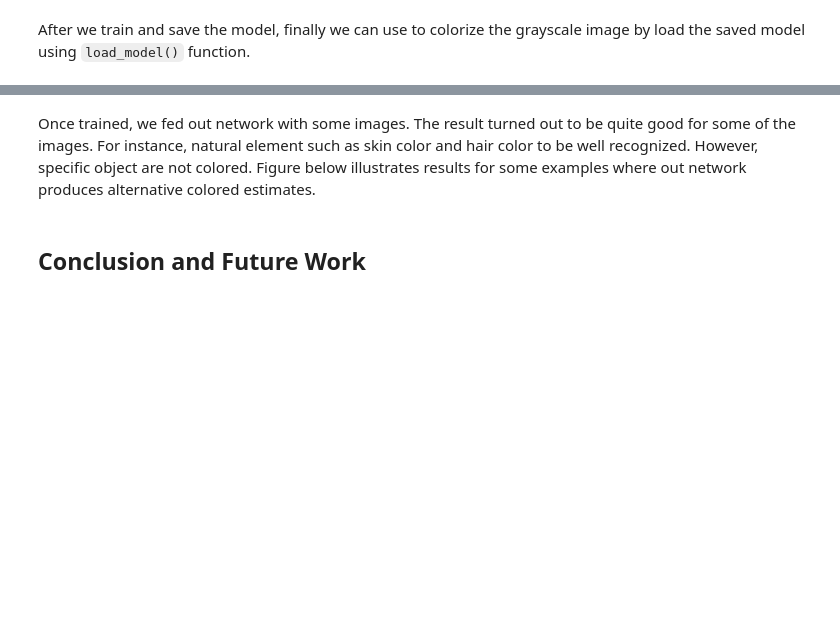
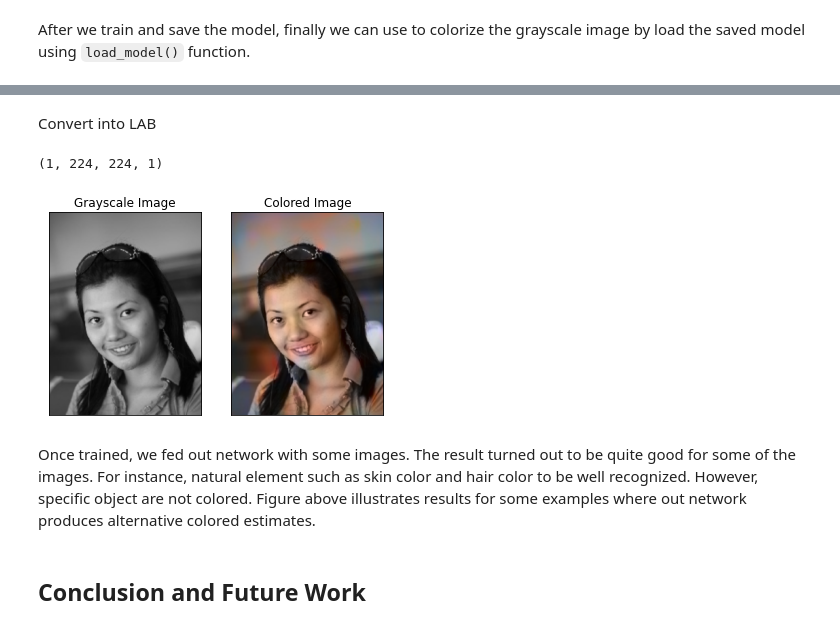
Before and after one commit to dwiknrd/colorization, a Jupyter notebook: image-colorization.ipynb, the cells around one changed output, grey strips where cells are left out. Cells and saved outputs as stored; diff of their text form; code cells hidden in the pictures; blank space fills up the shorter version.

```diff
--- a/image-colorization.ipynb
+++ b/image-colorization.ipynb
@@ -262,5 +289,50 @@ WARNING:root:Lossy conversion from float64 to uint8. Range [0, 1]. Convert image
+# %% [markdown]
+Convert into LAB
+# %%
+#Convert to LAB
+test_img = []
+for img in test[0]:
+  try:
+    lab = rgb2lab(img)
+    test_img.append(lab[:,:,0])
+  except:
+    print('error')
+test_img = np.array(test_img)
+
+test_img = test_img.reshape(test_img.shape+(1,)) #dimensions to be the same for test_img
+print(test_img.shape)
+# %% [output]
+(1, 224, 224, 1)
+# %%
+grayscale = np.zeros((224, 224, 3))
+grayscale[:,:,0] = test_img[0][:,:,0]
+grayscale = resize(grayscale, (800,600))
+gray_img = lab2rgb(grayscale)
+#imsave("/content/drive/MyDrive/algoritma/project1-colorization/grayscale_img/gray_result1.jpg", rgb2lab(grayscale))
+# %%
+output1 = models.predict(test_img)
+output1 = output1*128
+# %%
+result = np.zeros((224, 224, 3))
+result[:,:,0] = test_img[0][:,:,0]
+result[:,:,1:] = output1[0]
+result = resize(result, (800,600))
+color_img = lab2rgb(result)
+#imsave("/content/drive/MyDrive/algoritma/project1-colorization/result_img/result1.jpg", lab2rgb(result))
+# %%
+titles = ['Grayscale Image', 'Colored Image']
+images = [gray_img, color_img]
+for i in range(2):
+  plt.subplot(1, 2, i+1)
+  plt.imshow(images[i])
+  plt.title(titles[i])
+  plt.xticks([])
+  plt.yticks([])
+plt.show()
+# %% [output]
+[figure, added]
 # %% [markdown]
-Once trained, we fed out network with some images. The result turned out to be quite good for some of the images. For instance, natural element such as skin color and hair color to be well recognized. However, specific object are not colored. Figure below illustrates results for some examples where out network produces alternative colored estimates.
+Once trained, we fed out network with some images. The result turned out to be quite good for some of the images. For instance, natural element such as skin color and hair color to be well recognized. However, specific object are not colored. Figure above illustrates results for some examples where out network produces alternative colored estimates.
 # %% [markdown]
 ## Conclusion and Future Work
 # %% [markdown]
```
Also changed, not shown: parts of 23 cells of this notebook, 7 other files.
